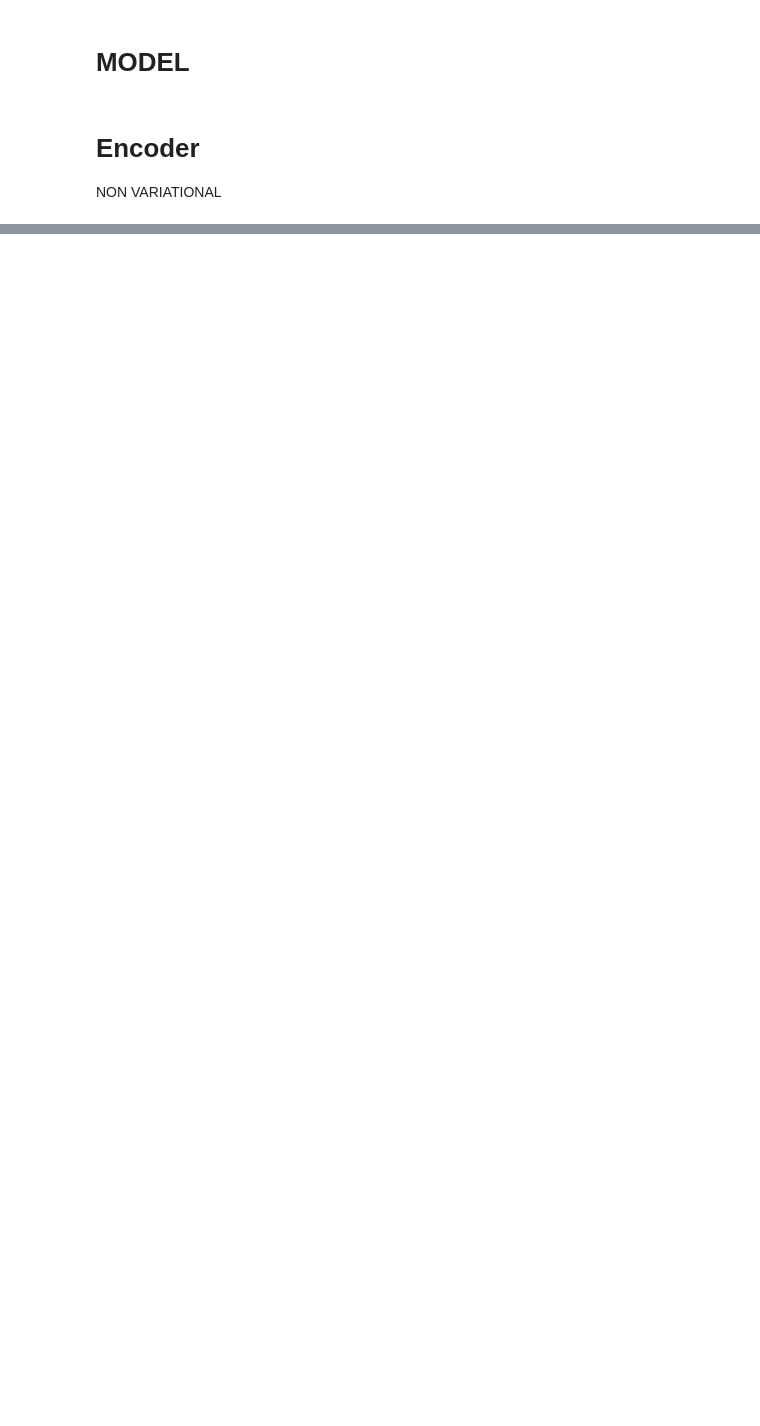
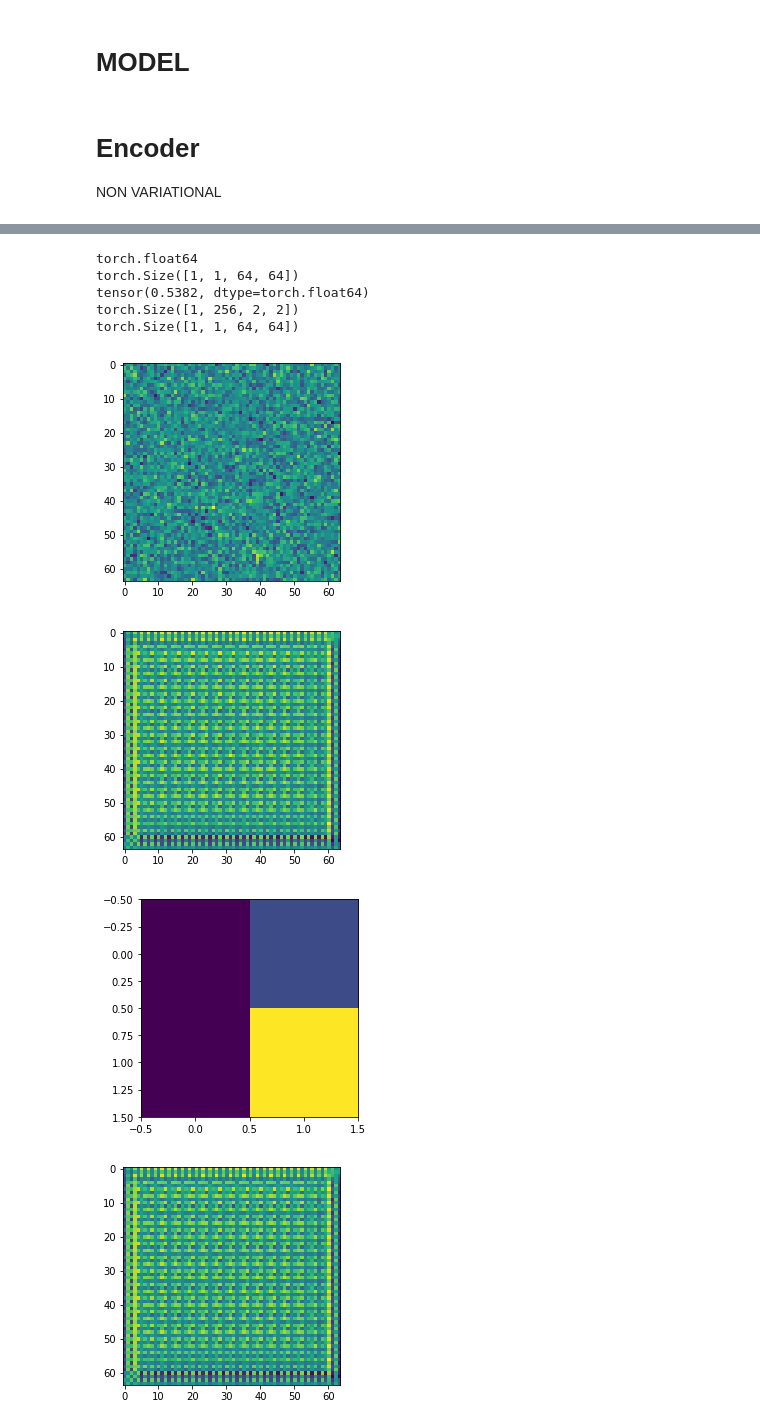
Before and after one commit to Garethlomax/acse-9-independent-research-project-Garethlomax, a Jupyter notebook: VAE.ipynb, the cells around one changed output, grey strips where cells are left out. Drawn from its saved outputs; the diff is of its cells as text; code cells hidden in the pictures; blank space fills up the shorter version.

```diff
--- a/VAE.ipynb
+++ b/VAE.ipynb
@@ -154,4 +195,4 @@ class encoder(nn.Module):
 # %%
 x = torch.randn([1,1,64,64])
 # %%
-test = encoder(1, [1,64,64])
+test = encoder(1, [1,64,64]).double()
@@ -182,0 +221,33 @@ with torch.no_grad():
+# %%
+plt.imshow(x[0][0])
+plt.figure()
+with torch.no_grad():
+    x = x.double()
+#     print(test.type)
+    out = test(x)
+#     out.detatch()
+    print(out.dtype)
+    plt.imshow(out[0][0])
+    print(out.shape)
+    # why are all these values 0.5?
+
+    print(out[0][0][4][14])
+    out1 = test.encode(x)
+    print(out1.shape)
+    plt.figure()
+    plt.imshow(out1[0][0])
+    # decode now
+    plt.figure()
+    out2 = test.decode(out1)
+    print(out2.shape)
+    plt.imshow(out2[0][0])
+# %% [output]
+torch.float64
+torch.Size([1, 1, 64, 64])
+tensor(0.5382, dtype=torch.float64)
+torch.Size([1, 256, 2, 2])
+torch.Size([1, 1, 64, 64])
+[figure, added]
+[figure, added]
+[figure, added]
+[figure, added]
```
Also changed, not shown: parts of 16 cells of this notebook.
